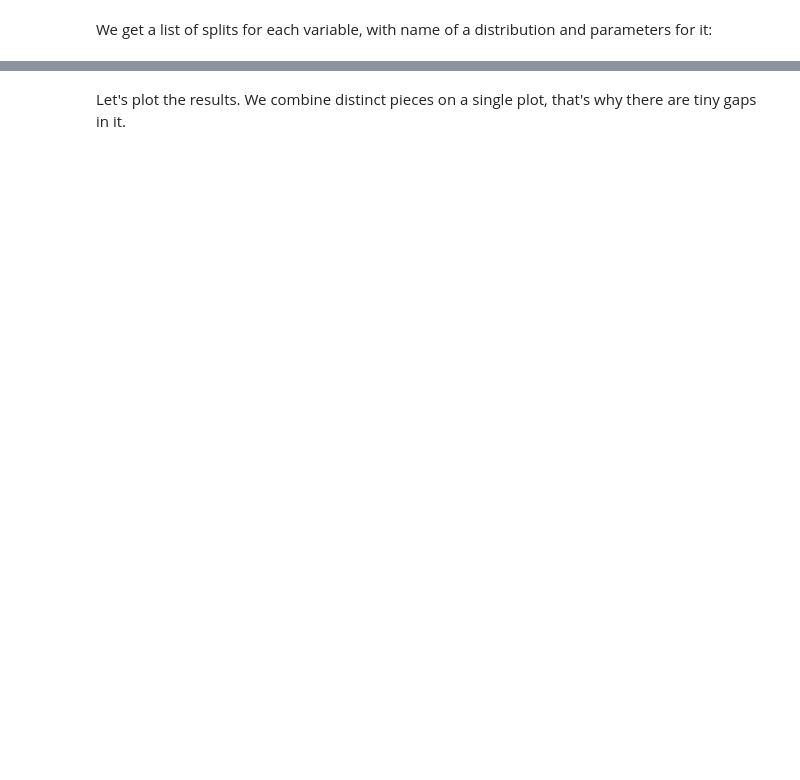
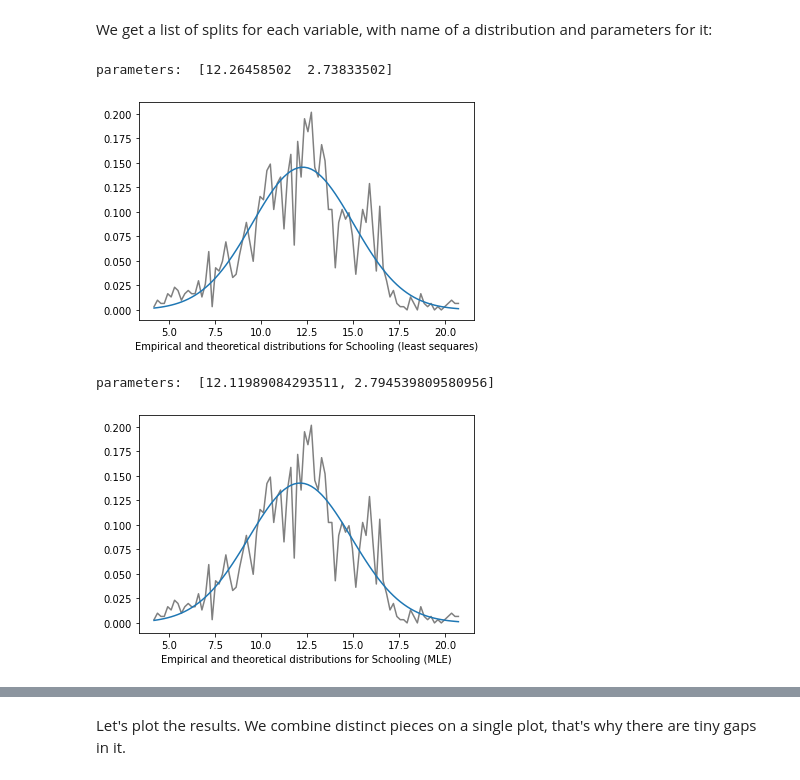
Before and after one commit to klntsky/multivariate-data-ananlysis-labs, a Jupyter notebook: [itmo][MMMDA]lab1.ipynb, the cells around one changed output, grey strips where cells are left out. Drawn from its saved outputs; the diff is of its cells as text; code cells hidden in the pictures; blank space fills up the shorter version.

```diff
--- a/[itmo][MMMDA]lab1.ipynb
+++ b/[itmo][MMMDA]lab1.ipynb
@@ -428,3 +443,29 @@ Estimating distribution of  Life expectancy
         TEST PASSED: var=GDP, num_pieces=1, piece=0
 # %% [markdown]
 We get a list of splits for each variable, with name of a distribution and parameters for it:
+# %%
+def plot(data, var, distr, estimator, est_str=''):
+    bins = 90
+    min_val = data[var].min()
+    max_val = data[var].max()
+    dists, _edges = np.histogram(data[var], bins=bins, density=True)
+    xs = np.linspace(min_val, max_val, num=bins)
+    plt.plot(xs, dists, color='grey')
+    params = estimator(data, var, distr)
+    print('parameters: ', params)
+    arg = params[:-2]
+    loc = params[-2]
+    scale = params[-1]
+    ys = getattr(scipy.stats.distributions, distr).pdf(
+      xs, loc=loc, scale=scale, *arg)
+    plt.plot(xs, ys)
+    plt.xlabel(f'Empirical and theoretical distributions for ' + var + ' (' + est_str +')')
+    plt.show()
+# %%
+plot(data, 'Schooling', 'norm', estimate_params_ls, 'least sequares')
+plot(data, 'Schooling', 'norm', estimate_params, 'MLE')
+# %% [output]
+parameters:  [12.26458502  2.73833502]
+[figure, added]
+parameters:  [12.11989084293511, 2.794539809580956]
+[figure, added]
```
Also changed, not shown: parts of 12 cells of this notebook.
